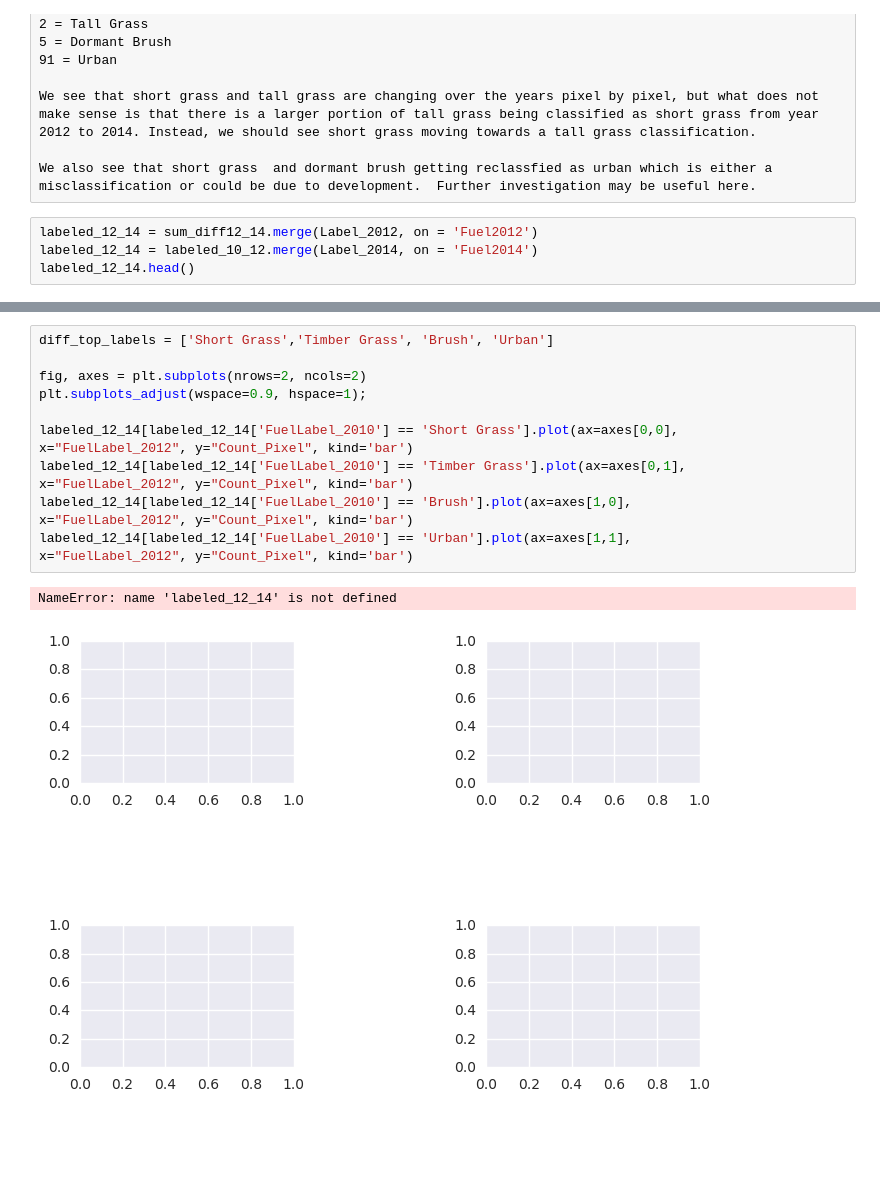
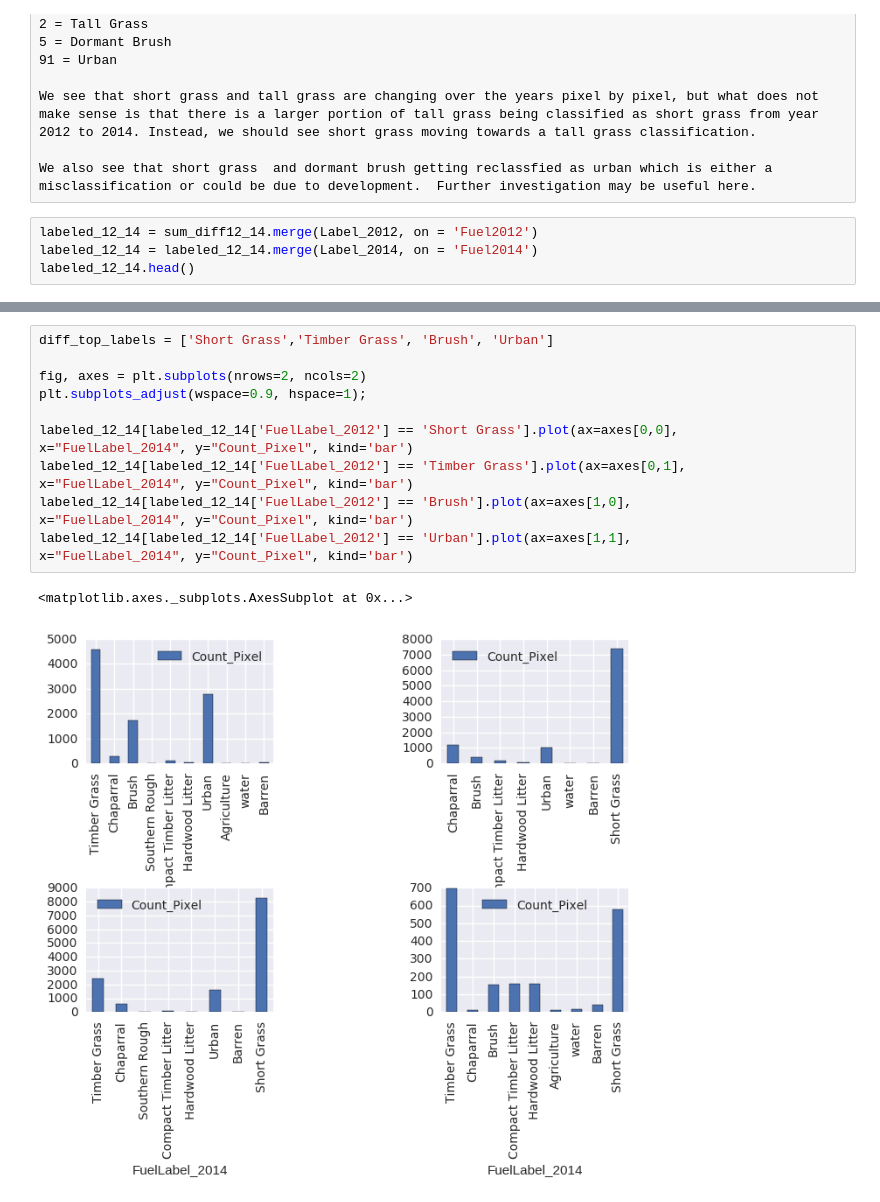
Before and after one commit to ryanriopelle/wildfire-data-analysis, a Jupyter notebook: Ryan/Transition_Analysis.ipynb, the cells around one changed output, grey strips where cells are left out. Saved outputs shown, nothing was run; the diff lists cells and outputs as text; blank space fills up the shorter version.

```diff
--- a/Ryan/Transition_Analysis.ipynb
+++ b/Ryan/Transition_Analysis.ipynb
@@ -300,5 +300,5 @@ We see that short grass and tall grass are changing over the years pixel by pixe
 We also see that short grass  and dormant brush getting reclassfied as urban which is either a misclassification or could be due to development.  Further investigation may be useful here.
 # %%
 labeled_12_14 = sum_diff12_14.merge(Label_2012, on = 'Fuel2012')
-labeled_12_14 = labeled_10_12.merge(Label_2014, on = 'Fuel2014')
+labeled_12_14 = labeled_12_14.merge(Label_2014, on = 'Fuel2014')
 labeled_12_14.head()
@@ -305,17 +312,17 @@ labeled_12_14.head()
 # %%
 diff_top_labels = ['Short Grass','Timber Grass', 'Brush', 'Urban']
 
 fig, axes = plt.subplots(nrows=2, ncols=2)
 plt.subplots_adjust(wspace=0.9, hspace=1);
 
-labeled_12_14[labeled_12_14['FuelLabel_2010'] == 'Short Grass'].plot(ax=axes[0,0],
-x="FuelLabel_2012", y="Count_Pixel", kind='bar')
-labeled_12_14[labeled_12_14['FuelLabel_2010'] == 'Timber Grass'].plot(ax=axes[0,1],
-x="FuelLabel_2012", y="Count_Pixel", kind='bar')
-labeled_12_14[labeled_12_14['FuelLabel_2010'] == 'Brush'].plot(ax=axes[1,0],
-x="FuelLabel_2012", y="Count_Pixel", kind='bar')
-labeled_12_14[labeled_12_14['FuelLabel_2010'] == 'Urban'].plot(ax=axes[1,1],
-x="FuelLabel_2012", y="Count_Pixel", kind='bar')
+labeled_12_14[labeled_12_14['FuelLabel_2012'] == 'Short Grass'].plot(ax=axes[0,0],
+x="FuelLabel_2014", y="Count_Pixel", kind='bar')
+labeled_12_14[labeled_12_14['FuelLabel_2012'] == 'Timber Grass'].plot(ax=axes[0,1],
+x="FuelLabel_2014", y="Count_Pixel", kind='bar')
+labeled_12_14[labeled_12_14['FuelLabel_2012'] == 'Brush'].plot(ax=axes[1,0],
+x="FuelLabel_2014", y="Count_Pixel", kind='bar')
+labeled_12_14[labeled_12_14['FuelLabel_2012'] == 'Urban'].plot(ax=axes[1,1],
+x="FuelLabel_2014", y="Count_Pixel", kind='bar')
 # %% [output]
-NameError: name 'labeled_12_14' is not defined
+<matplotlib.axes._subplots.AxesSubplot at 0x...>
-[figure, old version]
+[figure, new version]
```
Also changed, not shown: parts of 1 cell of this notebook.
